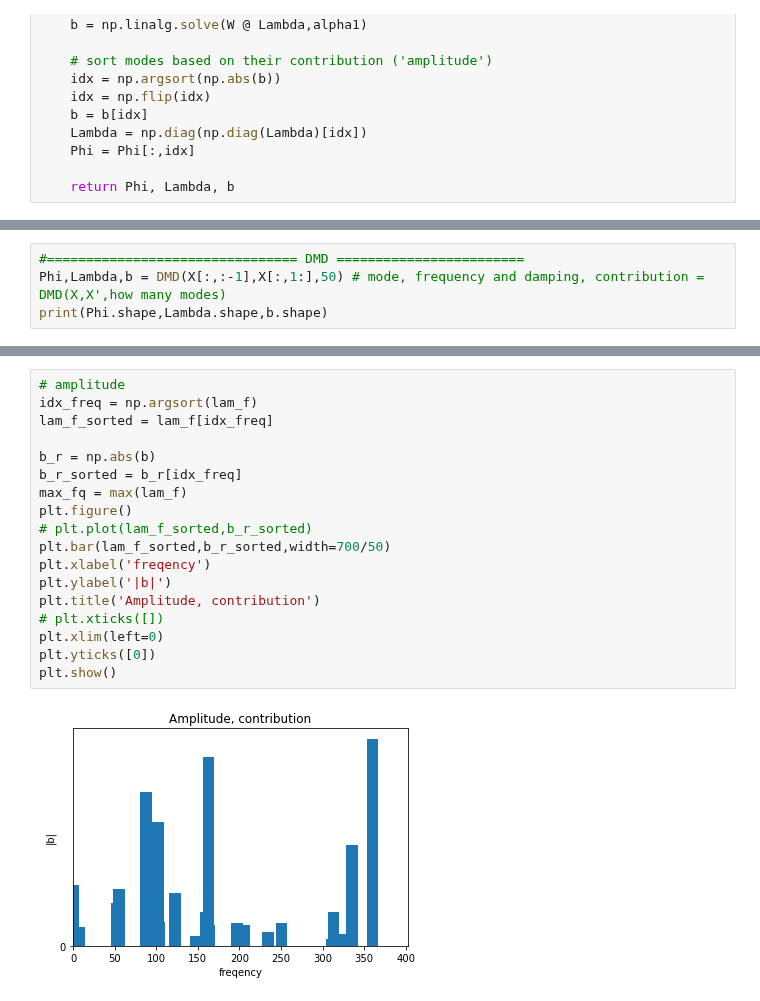
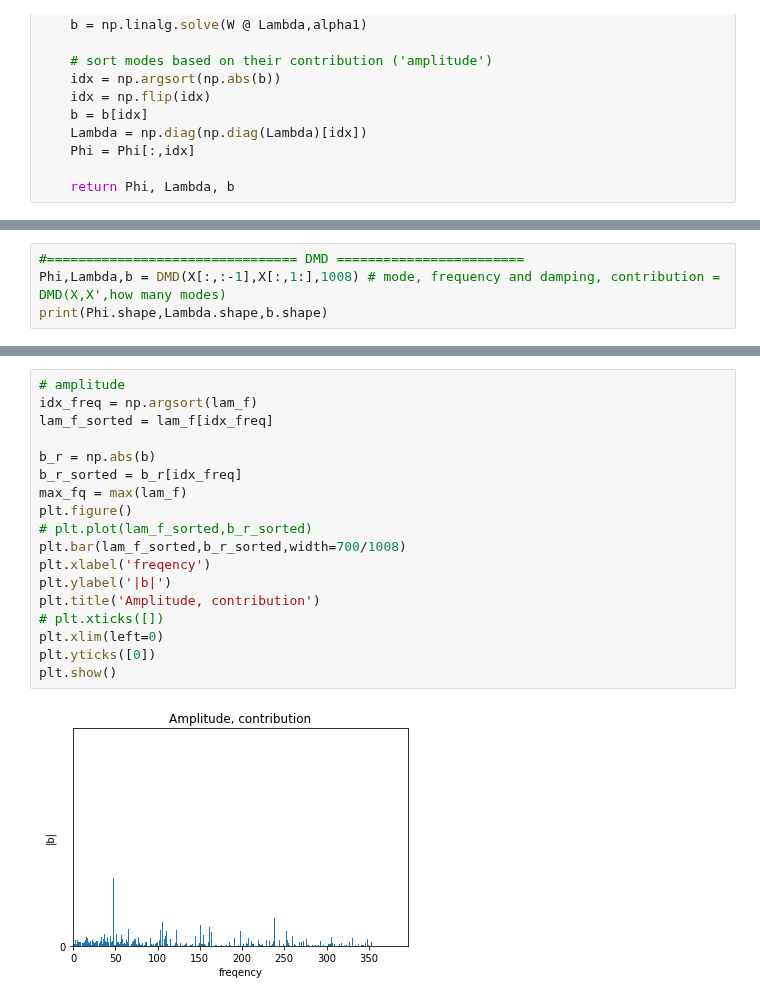
Before and after one commit to MagriLab/MD-CNN-AE, a Jupyter notebook: DMD.ipynb, the cells around one changed output, grey strips where cells are left out. Drawn from its saved outputs; the diff is of its cells as text.

```diff
--- a/DMD.ipynb
+++ b/DMD.ipynb
@@ -85,5 +82,5 @@ Snapshot matrix, shape:  (1008, 600)
 # %%
 #================================ DMD ========================
-Phi,Lambda,b = DMD(X[:,:-1],X[:,1:],50) # mode, frequency and damping, contribution = DMD(X,X',how many modes)
+Phi,Lambda,b = DMD(X[:,:-1],X[:,1:],1008) # mode, frequency and damping, contribution = DMD(X,X',how many modes)
 print(Phi.shape,Lambda.shape,b.shape)
 # %% [output]
@@ -181,20 +150,20 @@ print(b_r)
 # %%
 # amplitude
 idx_freq = np.argsort(lam_f)
 lam_f_sorted = lam_f[idx_freq]
 
 b_r = np.abs(b)
 b_r_sorted = b_r[idx_freq]
 max_fq = max(lam_f)
 plt.figure()
 # plt.plot(lam_f_sorted,b_r_sorted)
-plt.bar(lam_f_sorted,b_r_sorted,width=700/50)
+plt.bar(lam_f_sorted,b_r_sorted,width=700/1008)
 plt.xlabel('freqency')
 plt.ylabel('|b|')
 plt.title('Amplitude, contribution')
 # plt.xticks([])
 plt.xlim(left=0)
 plt.yticks([0])
 plt.show()
 # %% [output]
-[figure, old version]
+[figure, new version]
```
Also changed, not shown: parts of 7 cells of this notebook, 3 other files.
